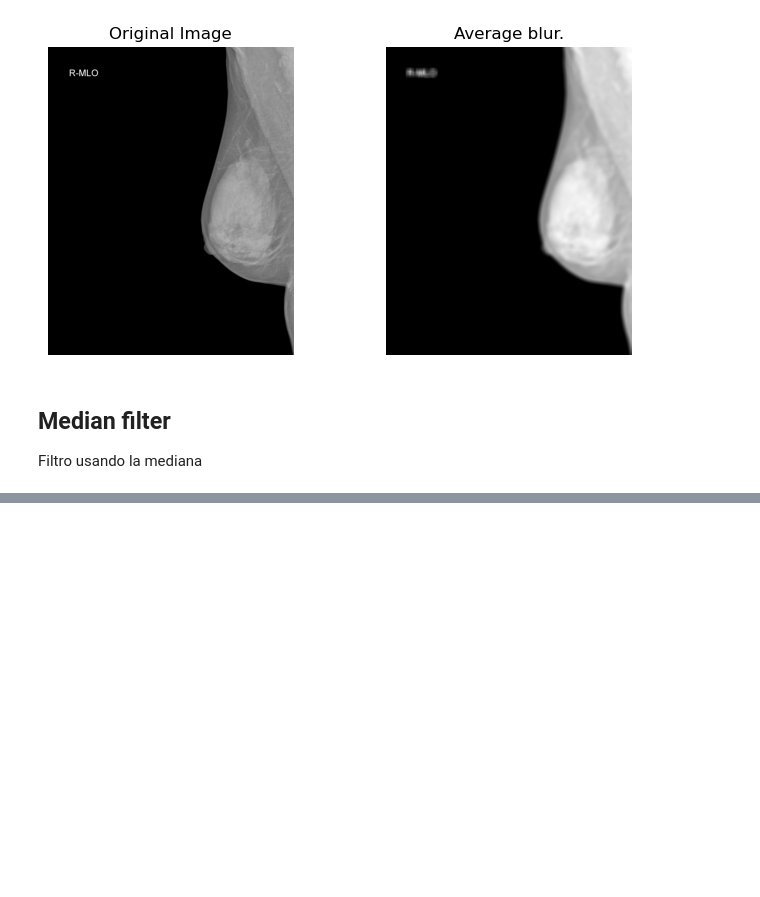
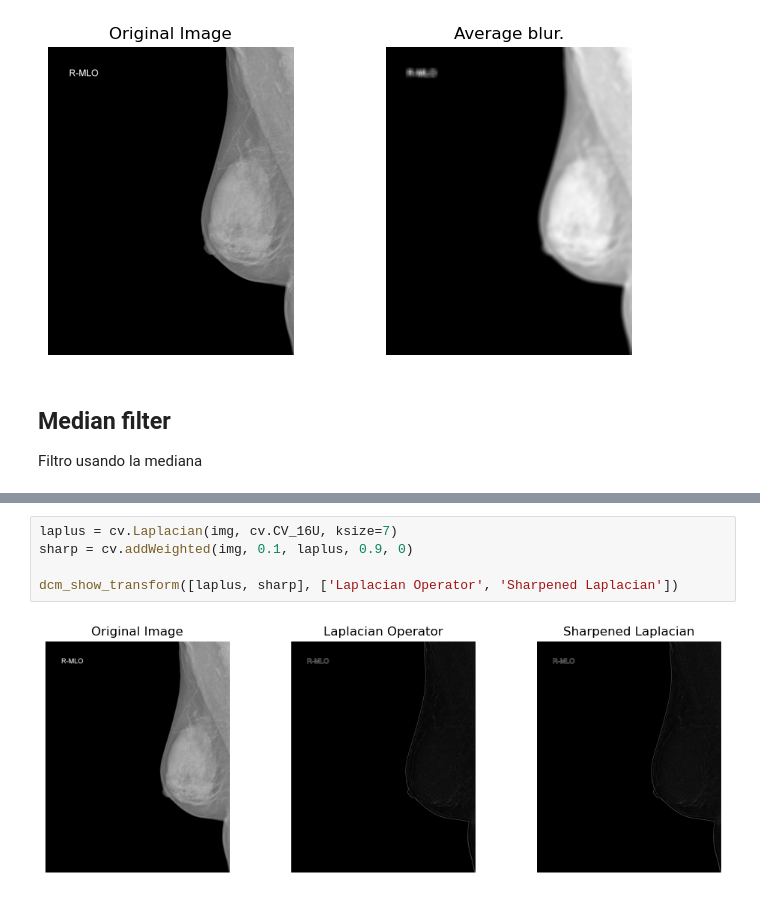
Before and after one commit to jefftorres/med-img, a Jupyter notebook: transforms.ipynb, the cells around one changed output, grey strips where cells are left out. Cells and saved outputs as stored; diff of their text form; blank space fills up the shorter version.

Commit message:
Added gradient transforms

```diff
--- a/transforms.ipynb
+++ b/transforms.ipynb
@@ -214,0 +235,7 @@ dcm_show_transform([gauss], ['Gaussian blur'])
+# %%
+laplus = cv.Laplacian(img, cv.CV_16U, ksize=7)
+sharp = cv.addWeighted(img, 0.1, laplus, 0.9, 0)
+
+dcm_show_transform([laplus, sharp], ['Laplacian Operator', 'Sharpened Laplacian'])
+# %% [output]
+[figure, added]
```
Also changed, not shown: parts of 5 cells of this notebook.
